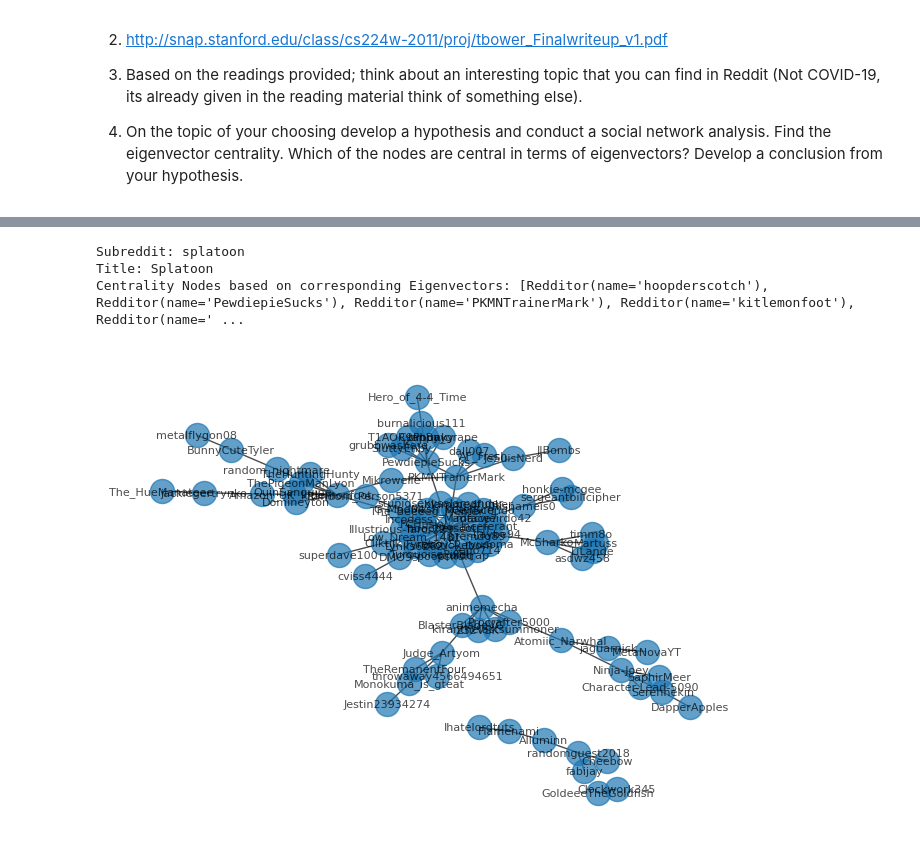
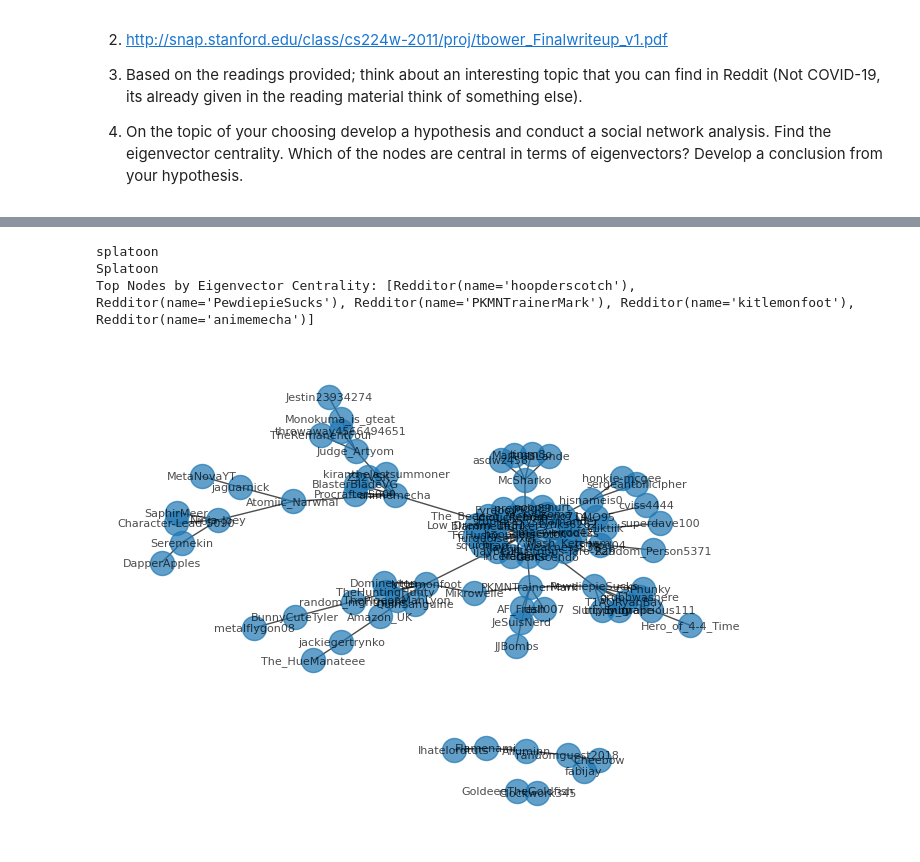
Before and after one commit to Sealiosaurus/Linear_Algebra, a Jupyter notebook: Assignments/Spectral_Theory.ipynb, the cells around one changed output, grey strips where cells are left out. Cells and saved outputs as stored; diff of their text form; code cells hidden in the pictures.

```diff
--- a/Assignments/Spectral_Theory.ipynb
+++ b/Assignments/Spectral_Theory.ipynb
@@ -143,54 +187,53 @@ Read about the application of network science
 # %%
 import praw
 import networkx as nx
 import matplotlib.pyplot as plt
 
 reddit = praw.Reddit(
     client_id = "C7BN1ByX3VgOzwwQhS6OSA",
     client_secret = "PwnZYvDn1lM9qdiZGyObFW3vbyo8dw",
     user_agent = "Sealiosaurus",
 )
 
-def print_subreddit_info(subreddit):
-    print(f"Subreddit: {subreddit.display_name}")
-    print(f"Title: {subreddit.title}")
+subreddit_name = "splatoon"
+subreddit = reddit.subreddit(subreddit_name)
+print(subreddit.display_name)
+print(subreddit.title)
 
-def get_top_post_id(subreddit):
-    return subreddit.top(limit=1).__next__().id
+top_post = subreddit.top(limit=1).__next__()
+
+post_id = top_post.id
 
 def create_social_network(post_id):
     submission = reddit.submission(id=post_id)
     G = nx.Graph()
 
     for comment in submission.comments.list():
         if isinstance(comment, praw.models.MoreComments):
             continue
-        if comment.author and comment.parent() and comment.parent().author:
-            G.add_edge(comment.author, comment.parent().author)
+        if comment.author:
+            parent_comment = comment.parent()
+            if isinstance(parent_comment, praw.models.MoreComments):
+                continue
+            if parent_comment and parent_comment.author:
+                G.add_edge(comment.author, parent_comment.author)
 
     return G
 
-def perform_social_network_analysis(social_network):
-    eigenvector_centrality = nx.eigenvector_centrality(social_network)
-    sorted_nodes = sorted(eigenvector_centrality, key=eigenvector_centrality.get, reverse=True)
-    top_nodes = sorted_nodes[:5]
-    print("Centrality Nodes based on corresponding Eigenvectors:", top_nodes)
+social_network = create_social_network(post_id)
 
-def visualize_network(social_network):
-    pos = nx.spring_layout(social_network)
-    nx.draw(social_network, pos, with_labels=True, font_size=8, font_color="black", alpha=0.7)
-    plt.show()
+eigenvector_centrality = nx.eigenvector_centrality(social_network)
 
-subreddit_name = "splatoon"
-subreddit = reddit.subreddit(subreddit_name)
+sorted_nodes = sorted(eigenvector_centrality, key=eigenvector_centrality.get, reverse=True)
 
-print_subreddit_info(subreddit)
-post_id = get_top_post_id(subreddit)
-social_network = create_social_network(post_id)
-perform_social_network_analysis(social_network)
-visualize_network(social_network)
+top_nodes = sorted_nodes[:5]
+print("Top Nodes by Eigenvector Centrality:", top_nodes)
+
+pos = nx.spring_layout(social_network)
+nx.draw(social_network, pos, with_labels=True, font_size=8, font_color="black", alpha=0.7)
+plt.show()
 # %% [output]
-Subreddit: splatoon
-Title: Splatoon
-Centrality Nodes based on corresponding Eigenvectors: [Redditor(name='hoopderscotch'), Redditor(name='PewdiepieSucks'), Redditor(name='PKMNTrainerMark'), Redditor(name='kitlemonfoot'), Redditor(name=' ...
+splatoon
+Splatoon
+Top Nodes by Eigenvector Centrality: [Redditor(name='hoopderscotch'), Redditor(name='PewdiepieSucks'), Redditor(name='PKMNTrainerMark'), Redditor(name='kitlemonfoot'), Redditor(name='animemecha')]
-[figure, old version]
+[figure, new version]
```
Also changed, not shown: parts of 7 cells of this notebook, 1 other file.
